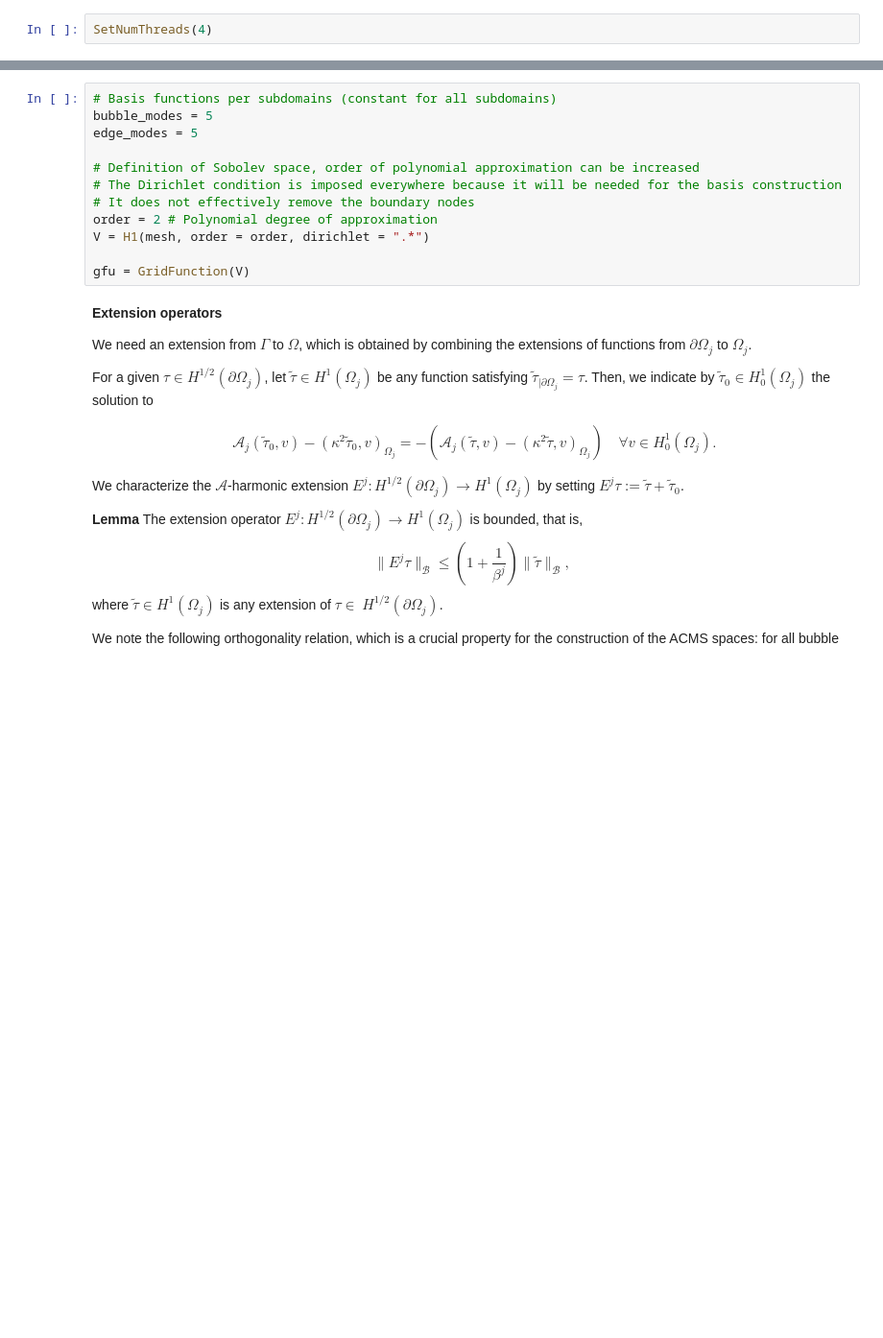
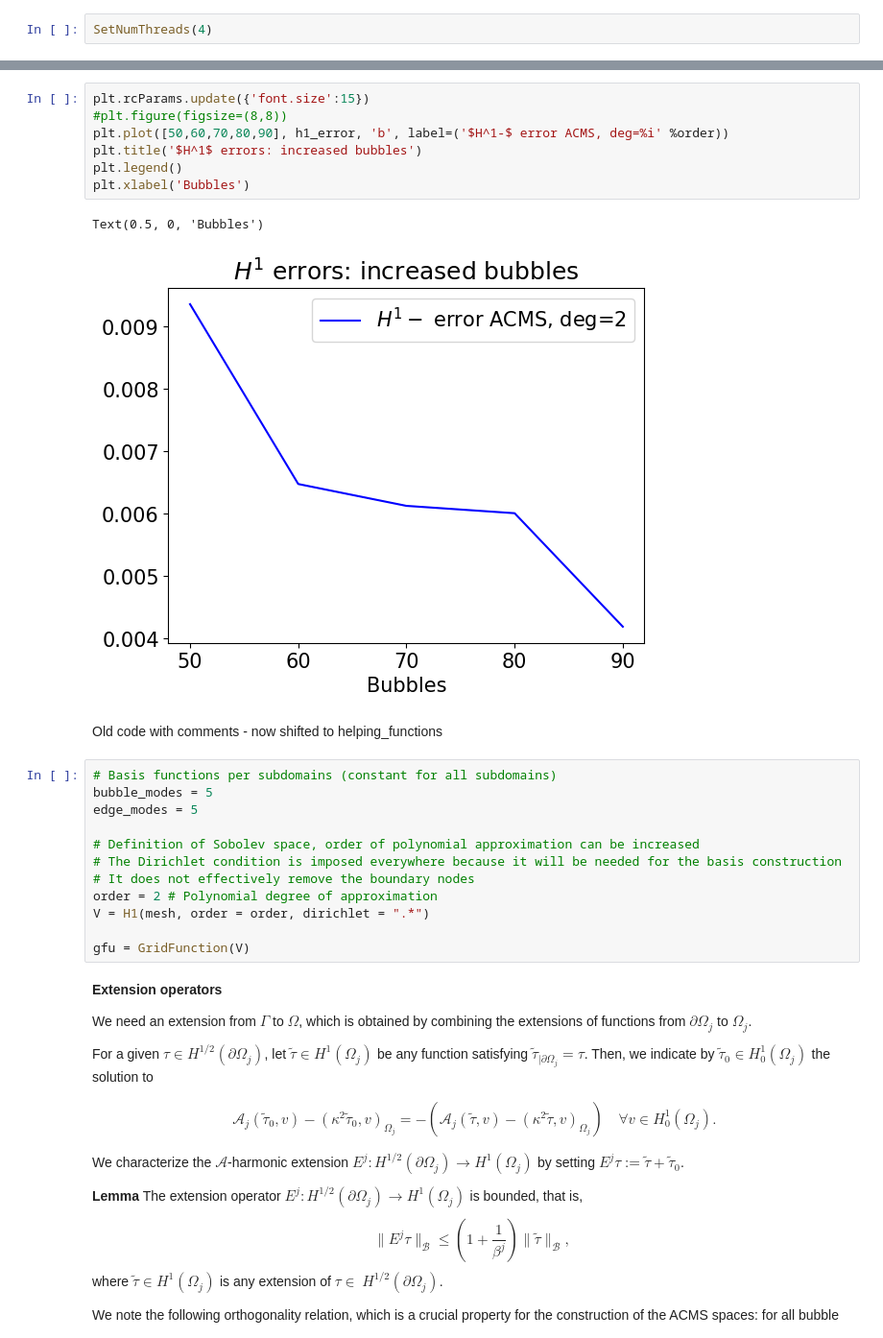
Before and after one commit to plederer/ACMS, a Jupyter notebook: numex/Basis.ipynb, the cells around one changed output, grey strips where cells are left out. Shown at 96% size. Saved outputs shown, nothing was run; the diff lists cells and outputs as text; blank space fills up the shorter version.

Commit message:
Added H1 bubble plot

```diff
--- a/numex/Basis.ipynb
+++ b/numex/Basis.ipynb
@@ -50,3 +150,15 @@ WebGuiWidget(layout=Layout(height='50vh', width='100%'), value={'gui_settings':
+# %%
+plt.rcParams.update({'font.size':15})
+#plt.figure(figsize=(8,8))
+plt.plot([50,60,70,80,90], h1_error, 'b', label=('$H^1-$ error ACMS, deg=%i' %order))
+plt.title('$H^1$ errors: increased bubbles')
+plt.legend()
+plt.xlabel('Bubbles')
+# %% [output]
+Text(0.5, 0, 'Bubbles')
+[figure, added]
+# %% [markdown]
+Old code with comments - now shifted to helping_functions
 # %%
 # Basis functions per subdomains (constant for all subdomains)
 bubble_modes = 5
```
Also changed, not shown: parts of 10 cells of this notebook.
